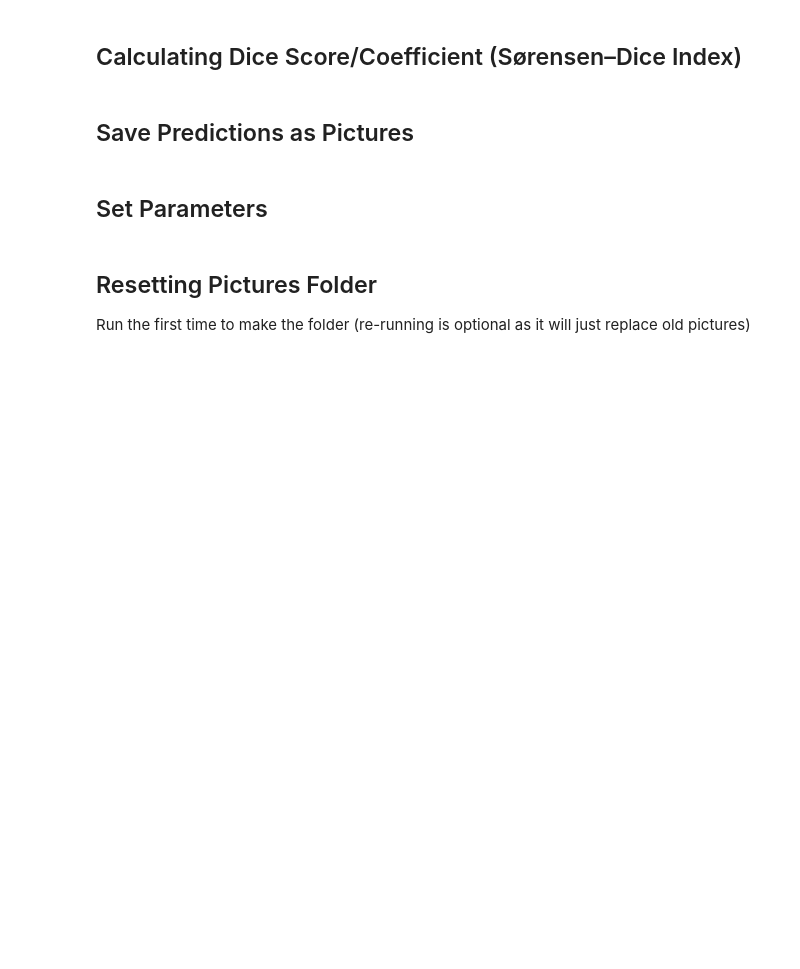
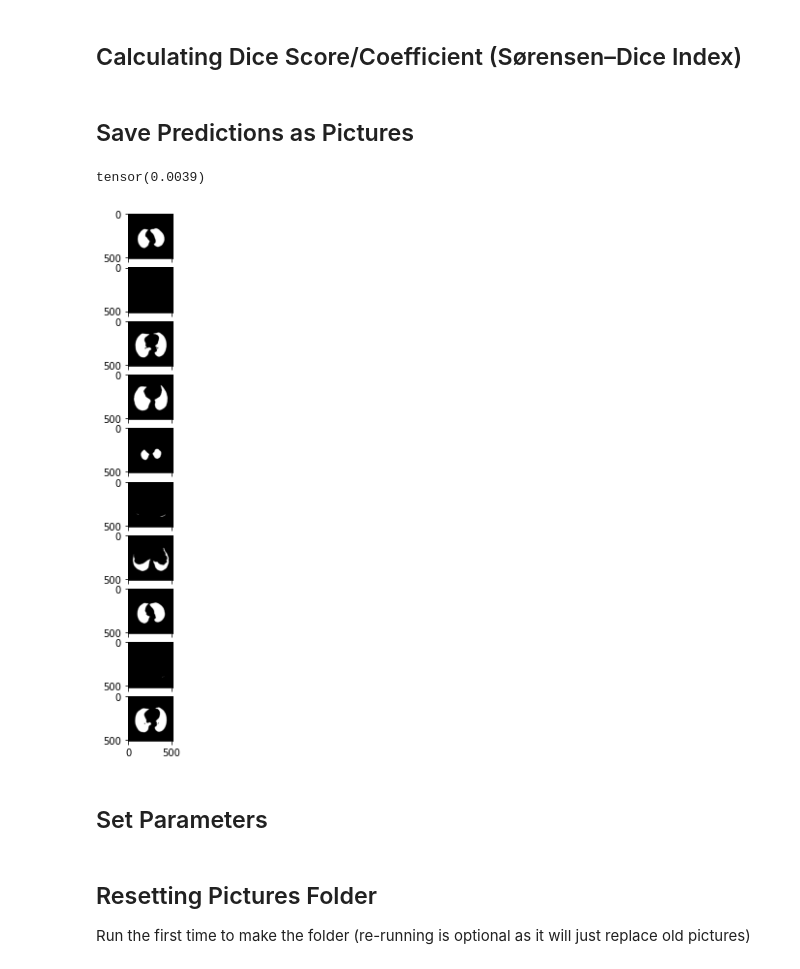
Before and after one commit to NatRoj/AML-AVGAN-22, a Jupyter notebook: Part1_A_V_Seperation.ipynb, the cells around one changed output. Drawn from its saved outputs; the diff is of its cells as text; code cells hidden in the pictures; blank space fills up the shorter version.

```diff
--- a/Part1_A_V_Seperation.ipynb
+++ b/Part1_A_V_Seperation.ipynb
@@ -1191,3 +1210,25 @@ def save_predictions_as_imgs(
+# %%
+torch.max(y)
+# %% [output]
+tensor(0.0039)
+# %%
+
+fig ,ax = plt.subplots(10,1,figsize=(10,10),sharex=True)
+testiter = iter(testLoader)
+
+# for j,
+# for i in range(5):
+#   x, y = dataiter.next()
+#   ax[0][i].imshow(np.squeeze(np.asarray(y)))
+
+
+for i, (x,y) in enumerate(testLoader):
+  # y[y>0.0] = 1
+  ax[i].imshow(np.squeeze(np.squeeze(y)),cmap='gray')
+  if i == 9:
+    break
+# %% [output]
+[figure, added]
 # %% [markdown]
 ## Set Parameters
 # %%
```
Also changed, not shown: parts of 12 cells of this notebook.
